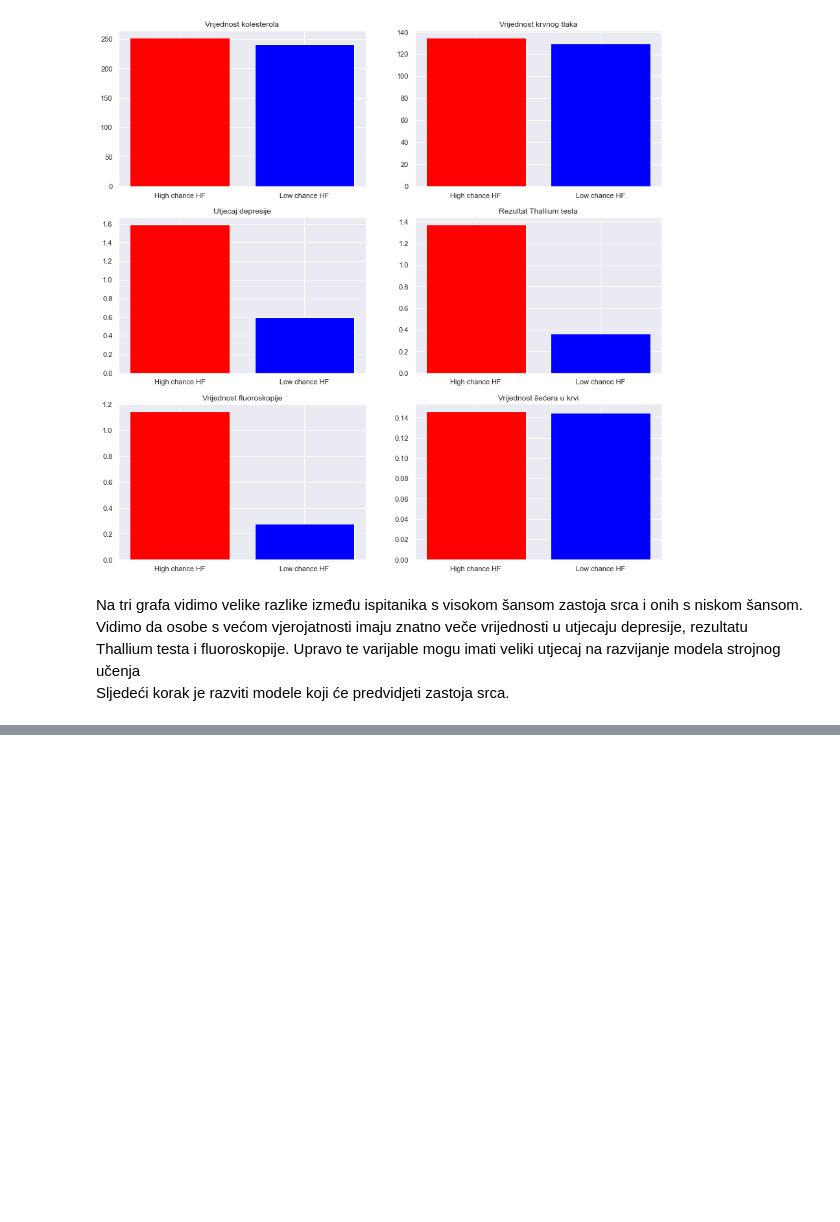
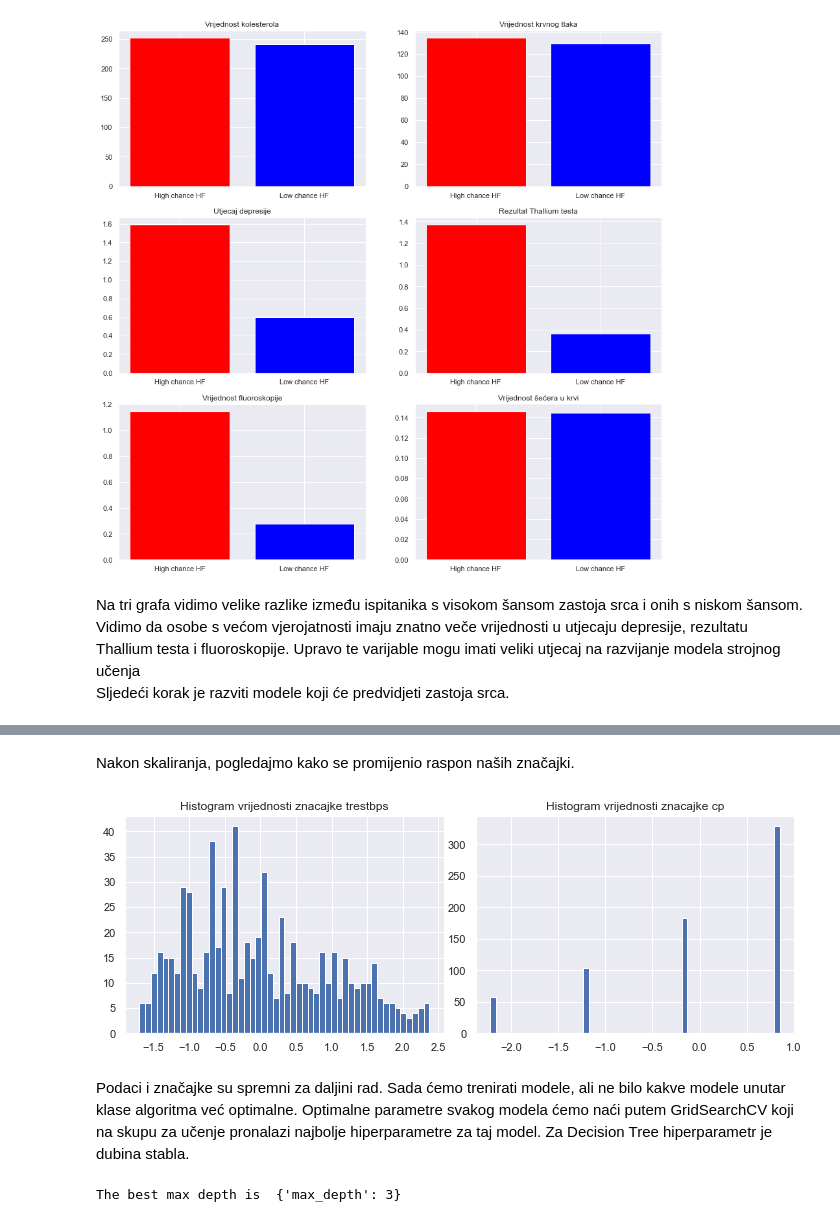
Before and after one commit to tp52/uzop, a Jupyter notebook: Uzop.ipynb, the cells around one changed output, grey strips where cells are left out. Saved outputs shown, nothing was run; the diff lists cells and outputs as text; code cells hidden in the pictures; blank space fills up the shorter version.

```diff
--- a/Uzop.ipynb
+++ b/Uzop.ipynb
@@ -394,0 +945,44 @@ Sljedeći korak je razviti modele koji će predvidjeti zastoja srca.
+# %%
+from sklearn.preprocessing import StandardScaler
+x_train_copy=X_train
+scaler=StandardScaler();
+X_train=scaler.fit_transform(X_train)
+X_test=scaler.transform(X_test)
+# %% [markdown]
+Nakon skaliranja, pogledajmo kako se promijenio raspon naših značajki.
+# %%
+x0 = scaler.fit_transform(X_train[:,3].reshape(-1,1), y)
+x1 = scaler.fit_transform(X_train[:,2].reshape(-1,1), y)
+
+figure(figsize(12, 4))
+subplots_adjust(wspace=0.1)
+subplot(1,2,1)
+hist(x0, bins = 50); title('Histogram vrijednosti znacajke trestbps');
+subplot(1,2,2)
+hist(x1, bins = 50); title('Histogram vrijednosti znacajke cp');
+# %% [output]
+[figure, added]
+# %% [markdown]
+Podaci i značajke su spremni za daljini rad. Sada ćemo trenirati modele, ali ne bilo kakve modele unutar klase algoritma već optimalne. Optimalne parametre svakog modela ćemo naći putem GridSearchCV koji na skupu za učenje pronalazi najbolje hiperparametre za taj model. Za Decision Tree hiperparametr je dubina stabla.
+# %%
+
+#Need to find the best depth
+parameters = {'max_depth':range(3,20)}
+clf = GridSearchCV(tree.DecisionTreeClassifier(), parameters, n_jobs=4)
+clf.fit(X=X_train, y=y_train)
+tree_model = clf.best_estimator_
+print ("The best max depth is ",clf.best_params_)
+best_depth=clf.best_params_["max_depth"]
+
+
+dtree = DecisionTreeClassifier(max_depth=best_depth)
+dtree.fit(X_train, y_train)
+
+tree.plot_tree(dtree, feature_names=features,class_names=["0","1"],filled=True)
+#text_representation = tree.export_text(dtree)
+#print(text_representation)
+#Two  lines to make our compiler able to draw:
+plt.savefig('my_plot.png', dpi=300)
+plt.close()
+# %% [output]
+The best max depth is  {'max_depth': 3}
```
Also changed, not shown: parts of 66 cells of this notebook, 1 other file.
